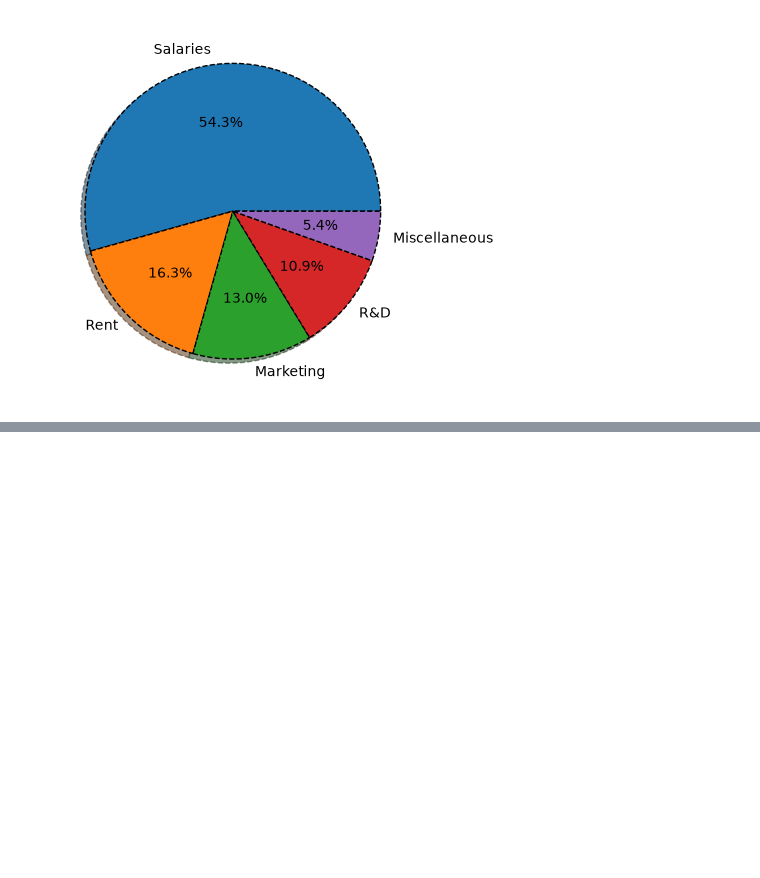
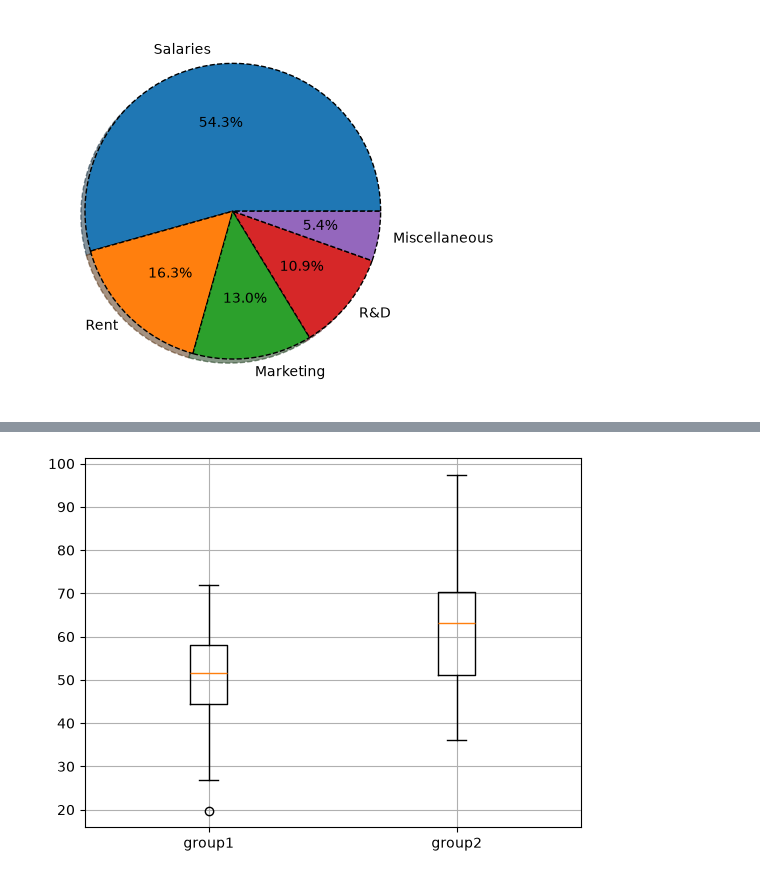
Before and after one commit to sparsh0913/python-data-science, a Jupyter notebook: MatPlotLib/matplotlib_tutorial.ipynb, the cells around one changed output, grey strips where cells are left out. Cells and saved outputs as stored; diff of their text form; code cells hidden in the pictures; blank space fills up the shorter version.

```diff
--- a/MatPlotLib/matplotlib_tutorial.ipynb
+++ b/MatPlotLib/matplotlib_tutorial.ipynb
@@ -226,0 +283,16 @@ plt.pie(amounts, labels=expenses, autopct="%1.1f%%",
+# %%
+# Multiple Datasets
+
+import numpy as np
+import matplotlib.pyplot as plt
+
+
+group1 = np.random.normal(50,10,100)
+group2 = np.random.normal(60,15,100)
+
+plt.boxplot([group1, group2])
+plt.xticks([1, 2], ["group1", "group2"])
+plt.grid(True)
+plt.show()
+# %% [output]
+[figure, added]
```
Also changed, not shown: parts of 3 cells of this notebook.
